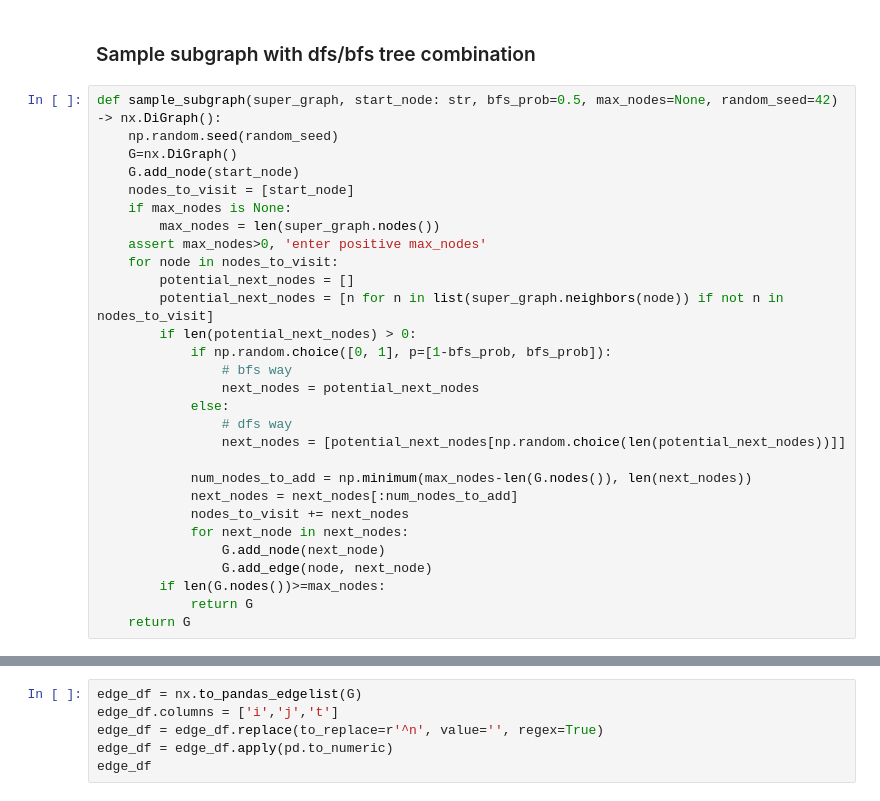
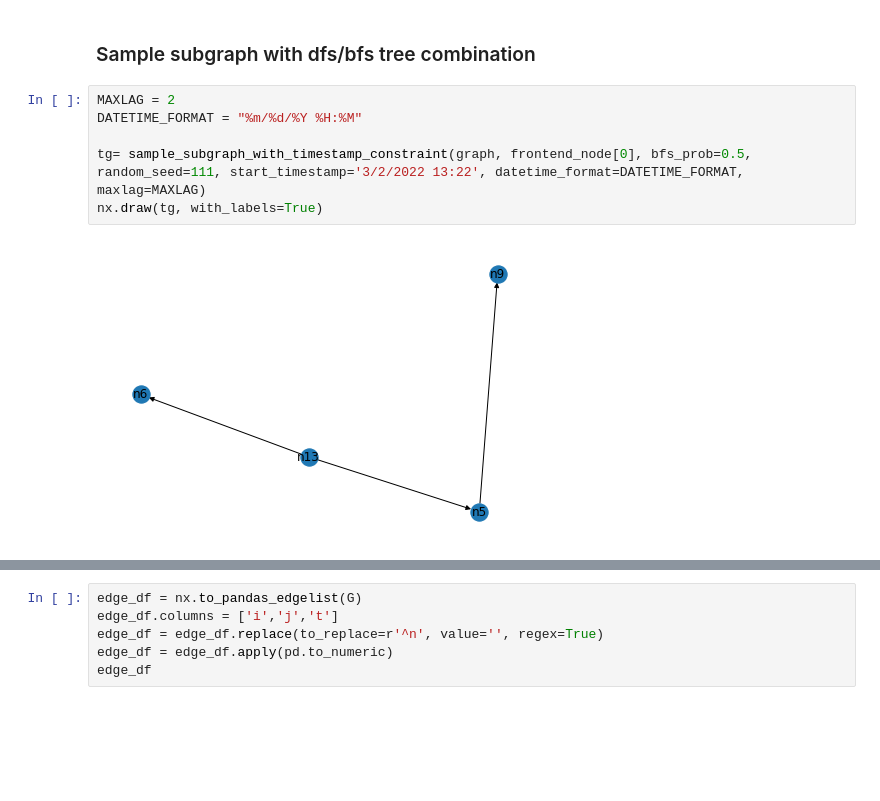
Before and after one commit to hpi-sam/Spatio-Temporal-Graphs, a Jupyter notebook: src/anomalies.ipynb, the cells around one changed output, grey strips where cells are left out. Saved outputs shown, nothing was run; the diff lists cells and outputs as text; blank space fills up the shorter version.

```diff
--- a/src/anomalies.ipynb
+++ b/src/anomalies.ipynb
@@ -160,32 +53,11 @@ Next node
 # %% [markdown]
 ### Sample subgraph with dfs/bfs tree combination
-# %%
-def sample_subgraph(super_graph, start_node: str, bfs_prob=0.5, max_nodes=None, random_seed=42) -> nx.DiGraph():
-    np.random.seed(random_seed)
-    G=nx.DiGraph()
-    G.add_node(start_node)
-    nodes_to_visit = [start_node]
-    if max_nodes is None:
-        max_nodes = len(super_graph.nodes())
-    assert max_nodes>0, 'enter positive max_nodes'
-    for node in nodes_to_visit:
-        potential_next_nodes = []
-        potential_next_nodes = [n for n in list(super_graph.neighbors(node)) if not n in nodes_to_visit]
-        if len(potential_next_nodes) > 0:
-            if np.random.choice([0, 1], p=[1-bfs_prob, bfs_prob]):
-                # bfs way
-                next_nodes = potential_next_nodes
-            else:
-                # dfs way
-                next_nodes = [potential_next_nodes[np.random.choice(len(potential_next_nodes))]]
-
-            num_nodes_to_add = np.minimum(max_nodes-len(G.nodes()), len(next_nodes))
-            next_nodes = next_nodes[:num_nodes_to_add]
-            nodes_to_visit += next_nodes
-            for next_node in next_nodes:
-                G.add_node(next_node)
-                G.add_edge(node, next_node)
-        if len(G.nodes())>=max_nodes:
-            return G
-    return G
+# %%
+MAXLAG = 2
+DATETIME_FORMAT = "%m/%d/%Y %H:%M"
+
+tg= sample_subgraph_with_timestamp_constraint(graph, frontend_node[0], bfs_prob=0.5, random_seed=111, start_timestamp='3/2/2022 13:22', datetime_format=DATETIME_FORMAT, maxlag=MAXLAG)
+nx.draw(tg, with_labels=True)
+# %% [output]
+[figure, added]
 # %%
```
Also changed, not shown: parts of 18 cells of this notebook, 2 other files.
